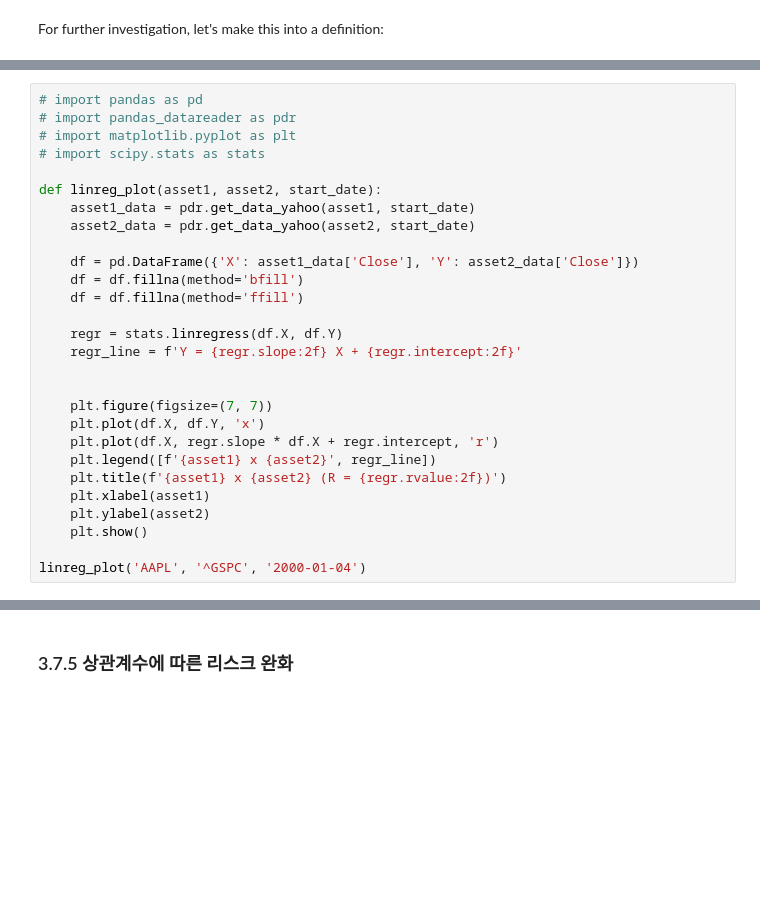
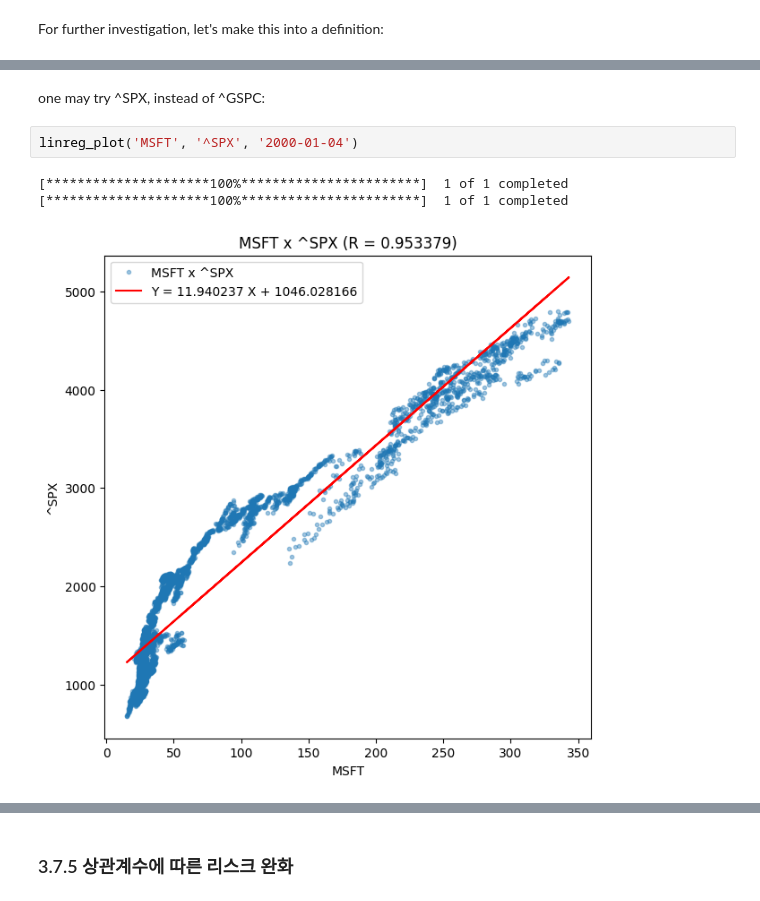
Before and after one commit to wolfinwallst/Financial_Engineering_and_Risk_Management, a Jupyter notebook: 파이썬 증권 데이터 분석/3장 팬더스를 활용한 데이터 분석.ipynb, the cells around one changed output, grey strips where cells are left out. Saved outputs shown, nothing was run; the diff lists cells and outputs as text; blank space fills up the shorter version.

```diff
--- a/파이썬 증권 데이터 분석/3장 팬더스를 활용한 데이터 분석.ipynb
+++ b/파이썬 증권 데이터 분석/3장 팬더스를 활용한 데이터 분석.ipynb
@@ -721,28 +725,0 @@ linregr_plot('TLT', '^KS11', '2002-07-30')
-# %%
-# import pandas as pd
-# import pandas_datareader as pdr
-# import matplotlib.pyplot as plt
-# import scipy.stats as stats
-
-def linreg_plot(asset1, asset2, start_date):
-    asset1_data = pdr.get_data_yahoo(asset1, start_date)
-    asset2_data = pdr.get_data_yahoo(asset2, start_date)
-
-    df = pd.DataFrame({'X': asset1_data['Close'], 'Y': asset2_data['Close']})
-    df = df.fillna(method='bfill')
-    df = df.fillna(method='ffill')
-
-    regr = stats.linregress(df.X, df.Y)
-    regr_line = f'Y = {regr.slope:2f} X + {regr.intercept:2f}'
-
-
-    plt.figure(figsize=(7, 7))
-    plt.plot(df.X, df.Y, 'x')
-    plt.plot(df.X, regr.slope * df.X + regr.intercept, 'r')
-    plt.legend([f'{asset1} x {asset2}', regr_line])
-    plt.title(f'{asset1} x {asset2} (R = {regr.rvalue:2f})')
-    plt.xlabel(asset1)
-    plt.ylabel(asset2)
-    plt.show()
-
-linreg_plot('AAPL', '^GSPC', '2000-01-04')
@@ -754,0 +734,8 @@ linreg_plot
+# %% [markdown]
+one may try ^SPX, instead of ^GSPC:
+# %%
+linreg_plot('MSFT', '^SPX', '2000-01-04')
+# %% [output]
+[*********************100%***********************]  1 of 1 completed
+[*********************100%***********************]  1 of 1 completed
+[figure, added]
```
Also changed, not shown: parts of 10 cells of this notebook.
